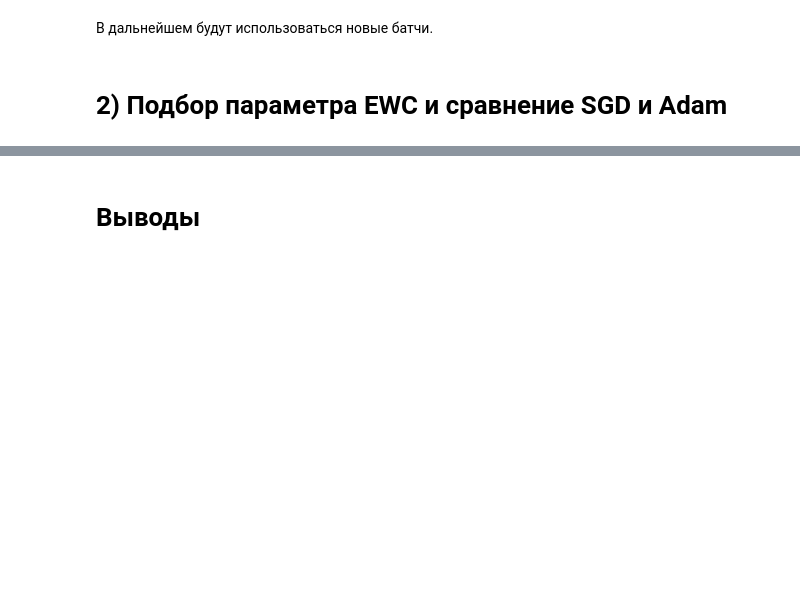
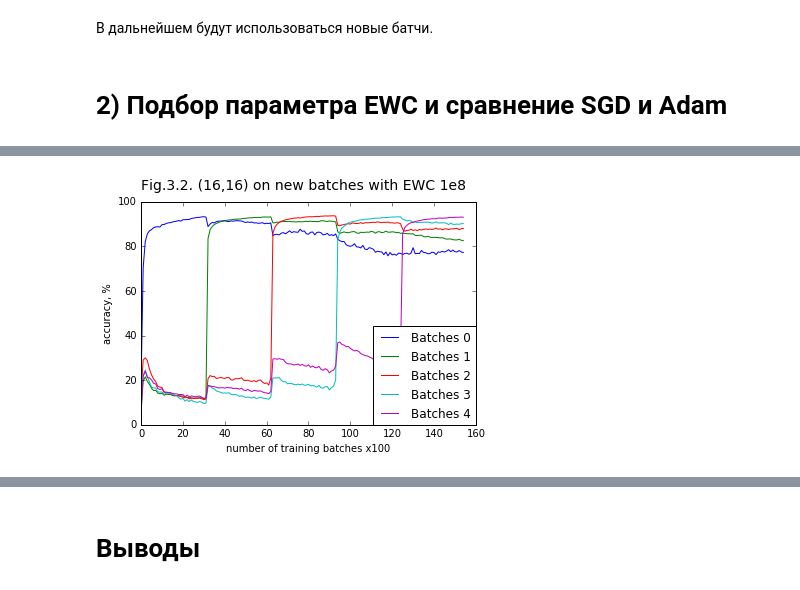
Before and after one commit to AnatoliiPotapov/MNIST-EWC, a Jupyter notebook: notebooks/mnist_permutations.ipynb, the cells around one changed output, grey strips where cells are left out. Cells and saved outputs as stored; diff of their text form; code cells hidden in the pictures; blank space fills up the shorter version.

```diff
--- a/notebooks/mnist_permutations.ipynb
+++ b/notebooks/mnist_permutations.ipynb
@@ -289,0 +323,4 @@ ToDo: only for new batches
+# %%
+plot(data3[2], "Fig.3.2. (16,16) on new batches with EWC 1e8")
+# %% [output]
+[figure, added]
```
Also changed, not shown: parts of 50 cells of this notebook, 8 other files.
